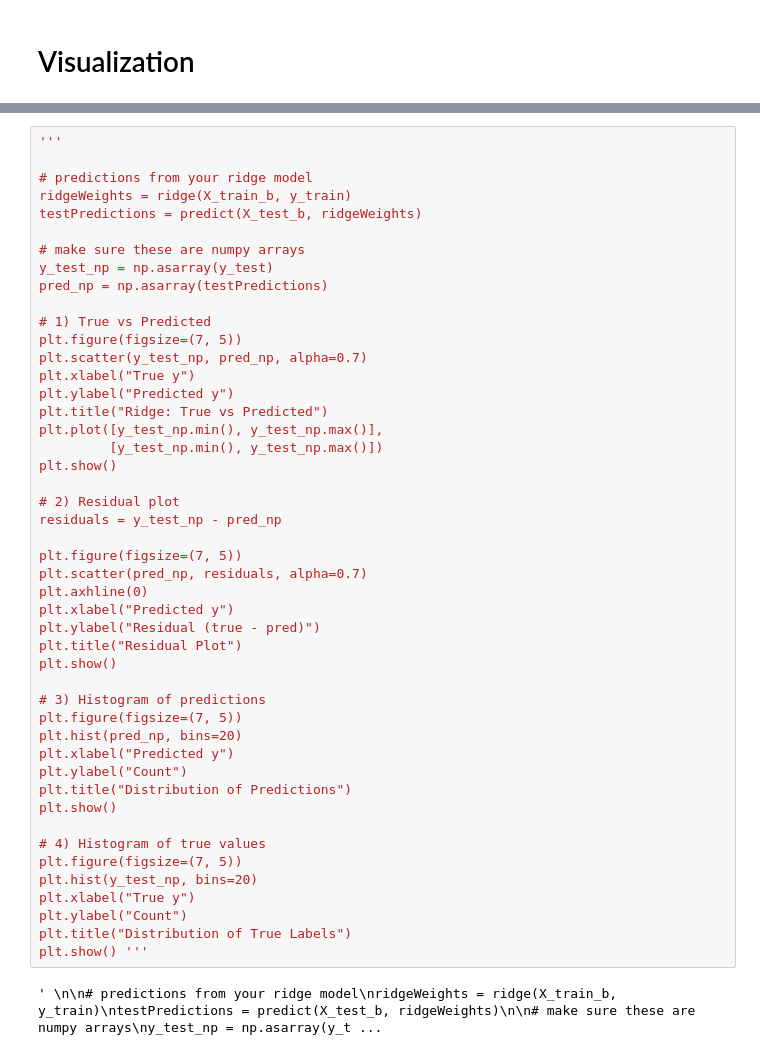
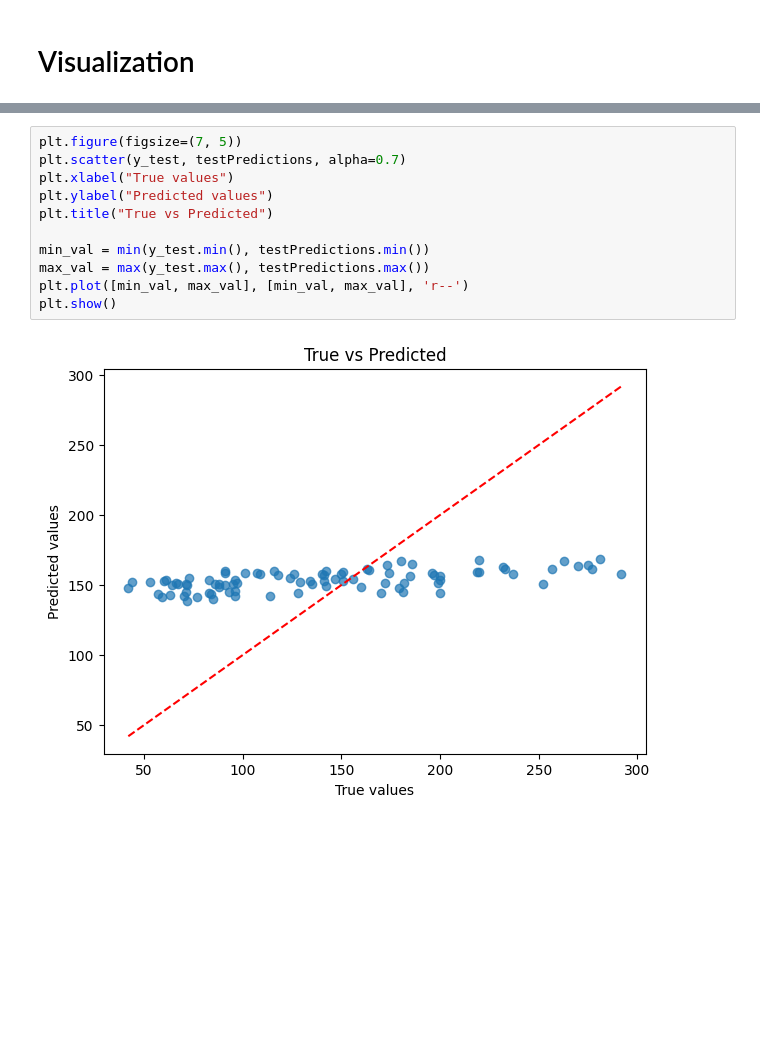
Before and after one commit to Valementajat/ML_Stability_Regularization, a Jupyter notebook: regularizationStability.ipynb, the cells around one changed output, grey strips where cells are left out. Cells and saved outputs as stored; diff of their text form; blank space fills up the shorter version.

```diff
--- a/regularizationStability.ipynb
+++ b/regularizationStability.ipynb
@@ -246,49 +310,13 @@ plt.show()
-# %%
-'''
-
-# predictions from your ridge model
-ridgeWeights = ridge(X_train_b, y_train)
-testPredictions = predict(X_test_b, ridgeWeights)
-
-# make sure these are numpy arrays
-y_test_np = np.asarray(y_test)
-pred_np = np.asarray(testPredictions)
-
-# 1) True vs Predicted
-plt.figure(figsize=(7, 5))
-plt.scatter(y_test_np, pred_np, alpha=0.7)
-plt.xlabel("True y")
-plt.ylabel("Predicted y")
-plt.title("Ridge: True vs Predicted")
-plt.plot([y_test_np.min(), y_test_np.max()],
-         [y_test_np.min(), y_test_np.max()])
-plt.show()
-
-# 2) Residual plot
-residuals = y_test_np - pred_np
-
-plt.figure(figsize=(7, 5))
-plt.scatter(pred_np, residuals, alpha=0.7)
-plt.axhline(0)
-plt.xlabel("Predicted y")
-plt.ylabel("Residual (true - pred)")
-plt.title("Residual Plot")
-plt.show()
-
-# 3) Histogram of predictions
-plt.figure(figsize=(7, 5))
-plt.hist(pred_np, bins=20)
-plt.xlabel("Predicted y")
-plt.ylabel("Count")
-plt.title("Distribution of Predictions")
-plt.show()
-
-# 4) Histogram of true values
-plt.figure(figsize=(7, 5))
-plt.hist(y_test_np, bins=20)
-plt.xlabel("True y")
-plt.ylabel("Count")
-plt.title("Distribution of True Labels")
-plt.show() '''
-# %% [output]
-' \n\n# predictions from your ridge model\nridgeWeights = ridge(X_train_b, y_train)\ntestPredictions = predict(X_test_b, ridgeWeights)\n\n# make sure these are numpy arrays\ny_test_np = np.asarray(y_t ...
+# %%
+plt.figure(figsize=(7, 5))
+plt.scatter(y_test, testPredictions, alpha=0.7)
+plt.xlabel("True values")
+plt.ylabel("Predicted values")
+plt.title("True vs Predicted")
+
+min_val = min(y_test.min(), testPredictions.min())
+max_val = max(y_test.max(), testPredictions.max())
+plt.plot([min_val, max_val], [min_val, max_val], 'r--')
+plt.show()
+# %% [output]
+[figure, added]
```
Also changed, not shown: parts of 14 cells of this notebook.
